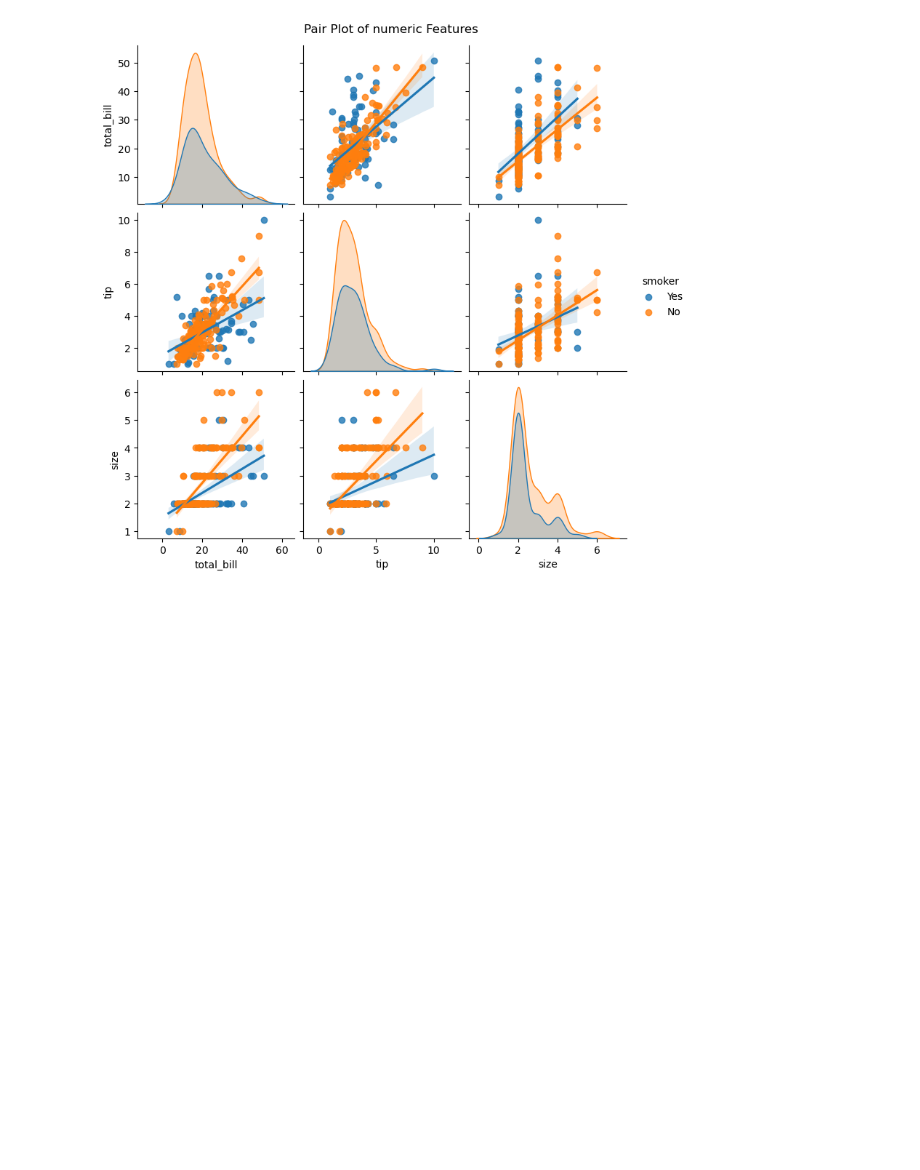
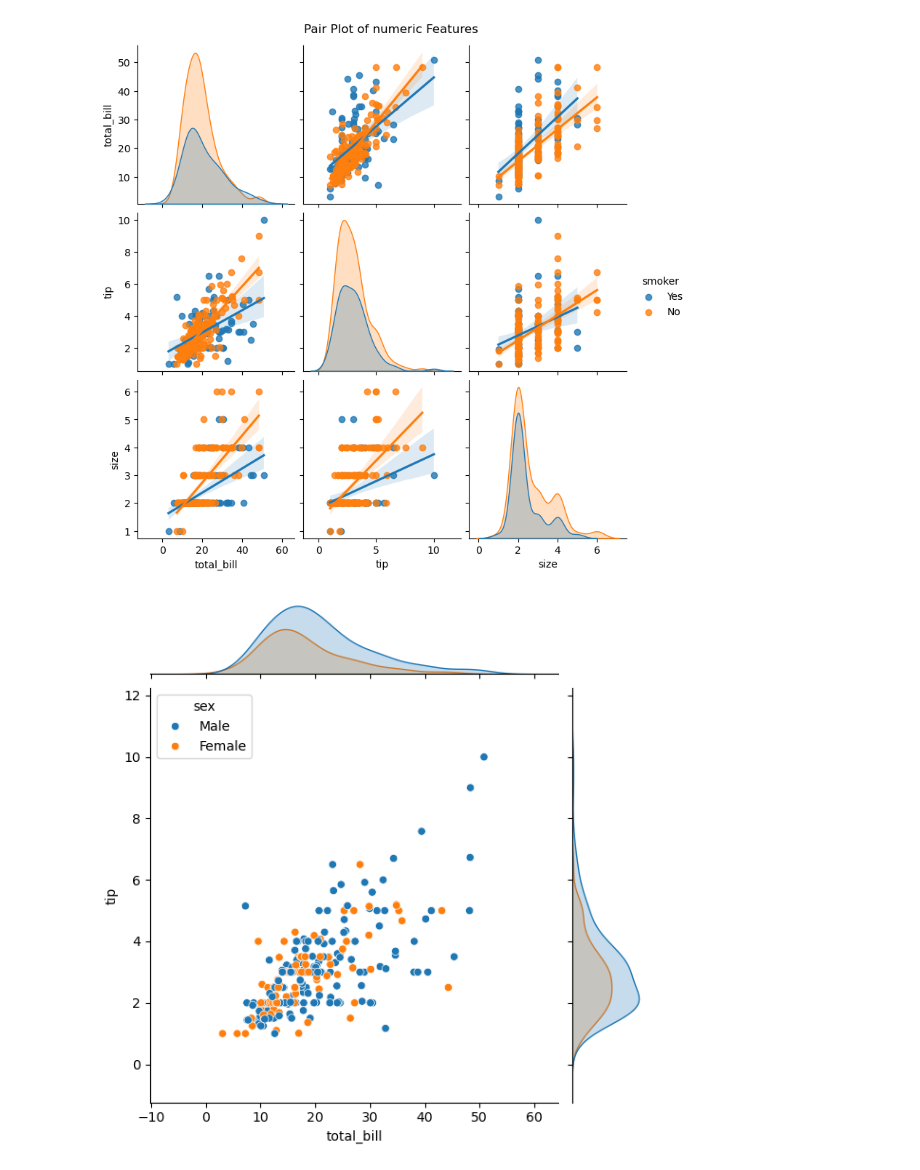
Before and after one commit to RoktimTaye/TIHAN-HYDRABAD-CLASSES, a Jupyter notebook: MODULE 1/Data_Visual_Lecture2.ipynb, the cells around one changed output. Saved outputs shown, nothing was run; the diff lists cells and outputs as text; code cells hidden in the pictures; blank space fills up the shorter version.

```diff
--- a/MODULE 1/Data_Visual_Lecture2.ipynb
+++ b/MODULE 1/Data_Visual_Lecture2.ipynb
@@ -50,3 +50,13 @@ pair_plot.figure.suptitle('Pair Plot of numeric Features',y=1.02)
 plt.show()
 # %% [output]
 [figure]
+# %%
+sns.jointplot(data=df,
+              x='total_bill',
+              y='tip',
+              kind='scatter',
+              hue='sex'
+              )
+plt.show()
+# %% [output]
+[figure, added]
```
Also changed, not shown: parts of 2 cells of this notebook.
